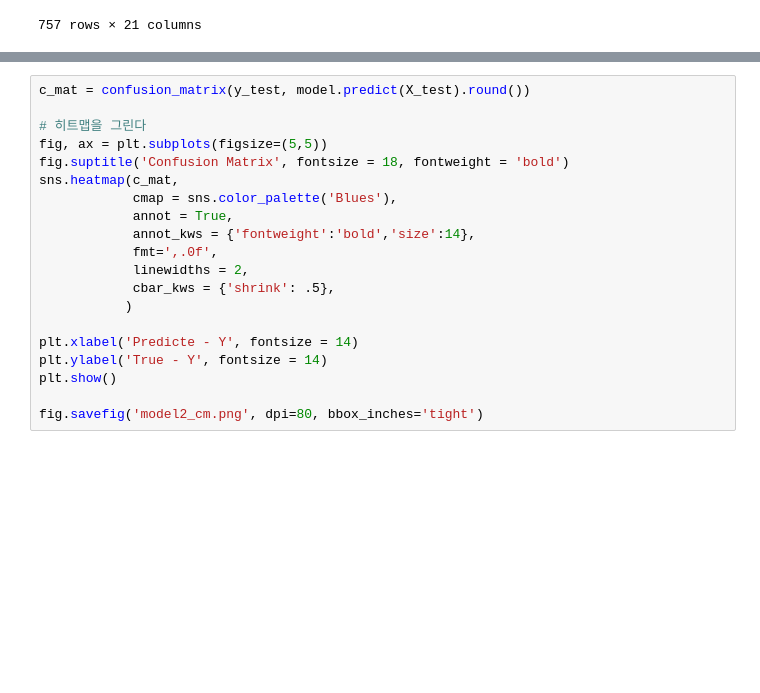
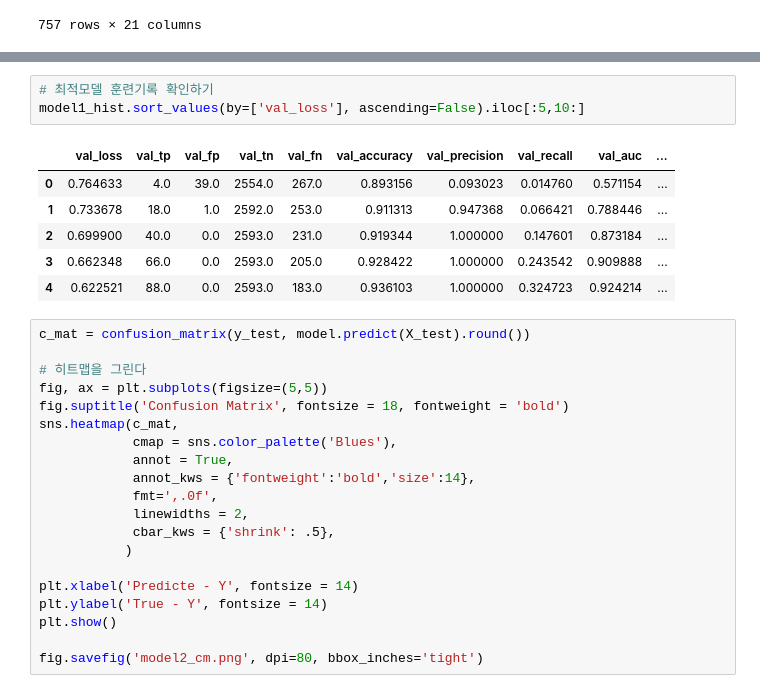
Before and after one commit to GPTeachersDay/TeamProject1, a Jupyter notebook: leeyeonjun/model/model2_sota/test2.ipynb, the cells around one changed output, grey strips where cells are left out. Saved outputs shown, nothing was run; the diff lists cells and outputs as text; blank space fills up the shorter version.

```diff
--- a/leeyeonjun/model/model2_sota/test2.ipynb
+++ b/leeyeonjun/model/model2_sota/test2.ipynb
@@ -253,3 +253,13 @@ model1_hist.sort_values(by=['val_recall'], ascending=False).iloc[:5,10:]
+# %%
+# 최적모델 훈련기록 확인하기
+model1_hist.sort_values(by=['val_loss'], ascending=False).iloc[:5,10:]
+# %% [output]
+|  | val_loss | val_tp | val_fp | val_tn | val_fn | val_accuracy | val_precision | val_recall | val_auc | ... |
+| 0 | 0.764633 | 4.0 | 39.0 | 2554.0 | 267.0 | 0.893156 | 0.093023 | 0.014760 | 0.571154 | ... |
+| 1 | 0.733678 | 18.0 | 1.0 | 2592.0 | 253.0 | 0.911313 | 0.947368 | 0.066421 | 0.788446 | ... |
+| 2 | 0.699900 | 40.0 | 0.0 | 2593.0 | 231.0 | 0.919344 | 1.000000 | 0.147601 | 0.873184 | ... |
+| 3 | 0.662348 | 66.0 | 0.0 | 2593.0 | 205.0 | 0.928422 | 1.000000 | 0.243542 | 0.909888 | ... |
+| 4 | 0.622521 | 88.0 | 0.0 | 2593.0 | 183.0 | 0.936103 | 1.000000 | 0.324723 | 0.924214 | ... |
 # %%
 c_mat = confusion_matrix(y_test, model.predict(X_test).round())
 
```
Also changed, not shown: parts of 1 cell of this notebook, 3 other files.
